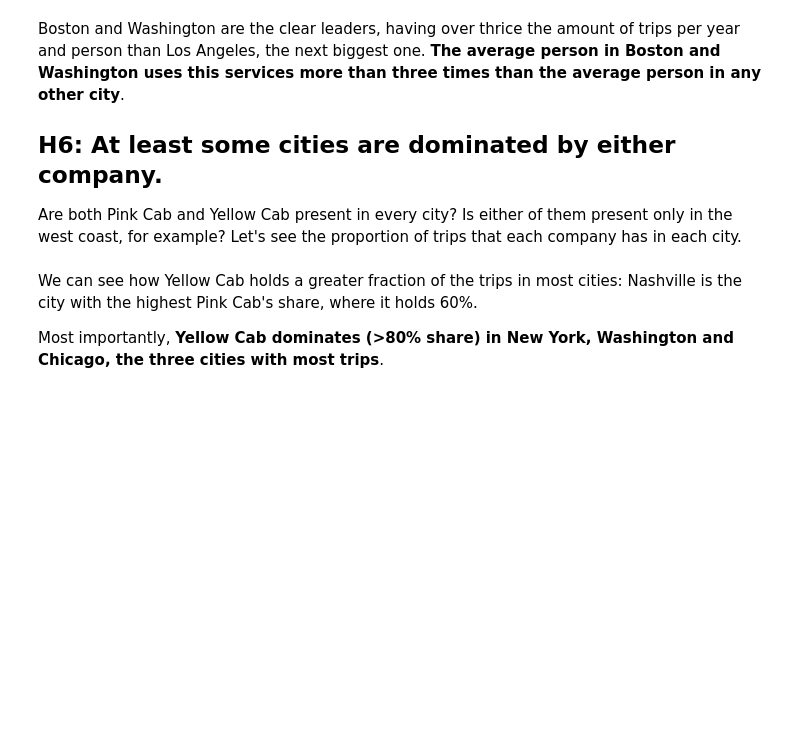
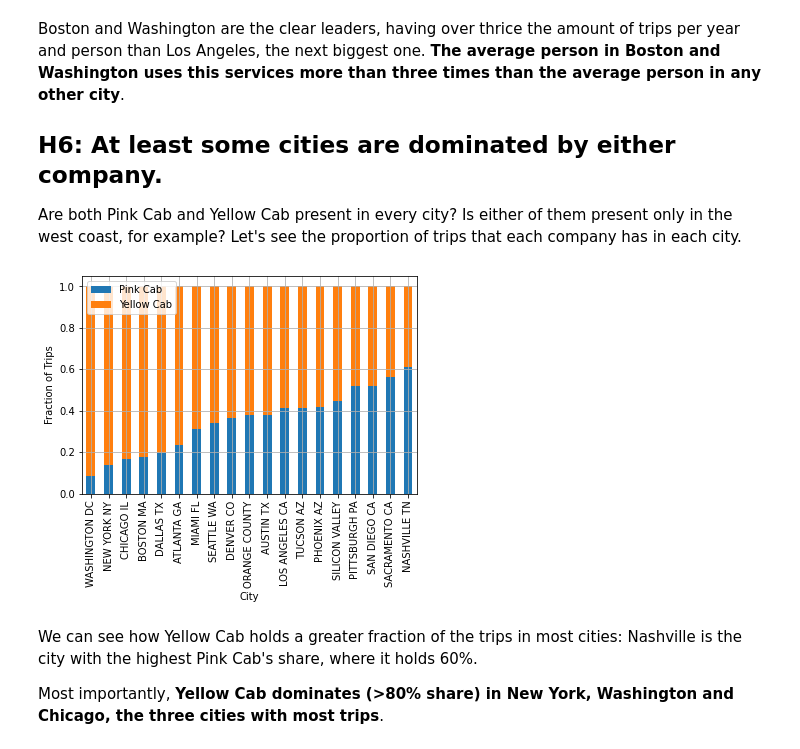
Before and after one commit to dme48/dataglacier-internship, a Jupyter notebook: Week 2/eda.ipynb, the cells around one changed output. Drawn from its saved outputs; the diff is of its cells as text; code cells hidden in the pictures; blank space fills up the shorter version.

```diff
--- a/Week 2/eda.ipynb
+++ b/Week 2/eda.ipynb
@@ -446,15 +453,21 @@ Are both Pink Cab and Yellow Cab present in every city? Is either of them presen
 # %%
 trips_city_company = (master.groupby(["City", "Company"])["Age"]
                           .count()
                           .rename("Trips"))
 trips_city_company = pd.DataFrame(trips_city_company)
 
 trips_city = trips_city_company.groupby("City").sum()
 trips_city_company["Proportions"] = trips_city_company / trips_city
 
-trips_city_company["Proportions"].unstack().plot.bar(stacked=True)
+(trips_city_company.unstack()
+     .sort_values(by=("Proportions", "Pink Cab"))
+     ["Proportions"]
+     .plot.bar(stacked=True, grid=True))
 plt.ylabel("Fraction of Trips")
+plt.legend(loc="upper left")
 plt.show()
+# %% [output]
+[figure, added]
 # %% [markdown]
 We can see how Yellow Cab holds a greater fraction of the trips in most cities: Nashville is the city with the highest Pink Cab's share, where it holds 60%.
 
```
Also changed, not shown: parts of 5 cells of this notebook.
